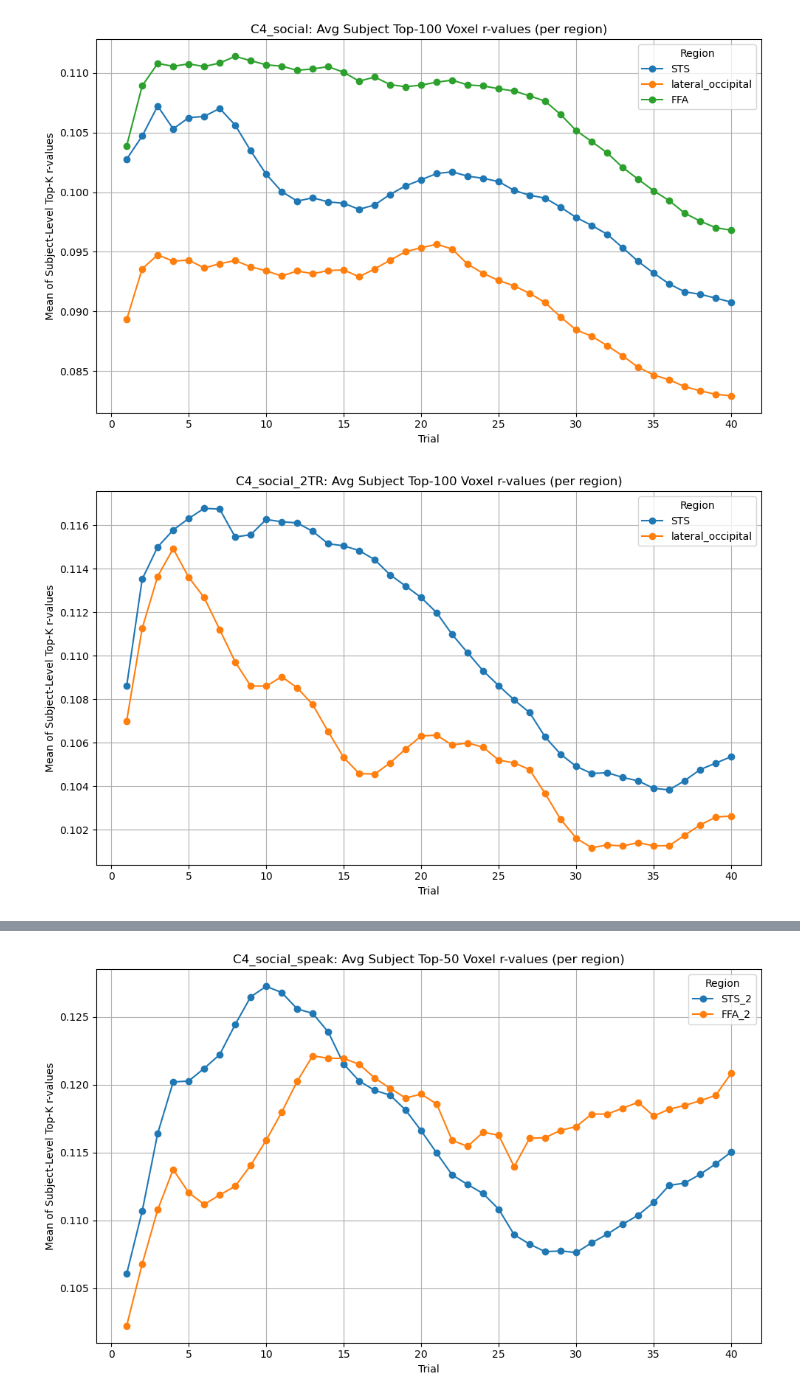
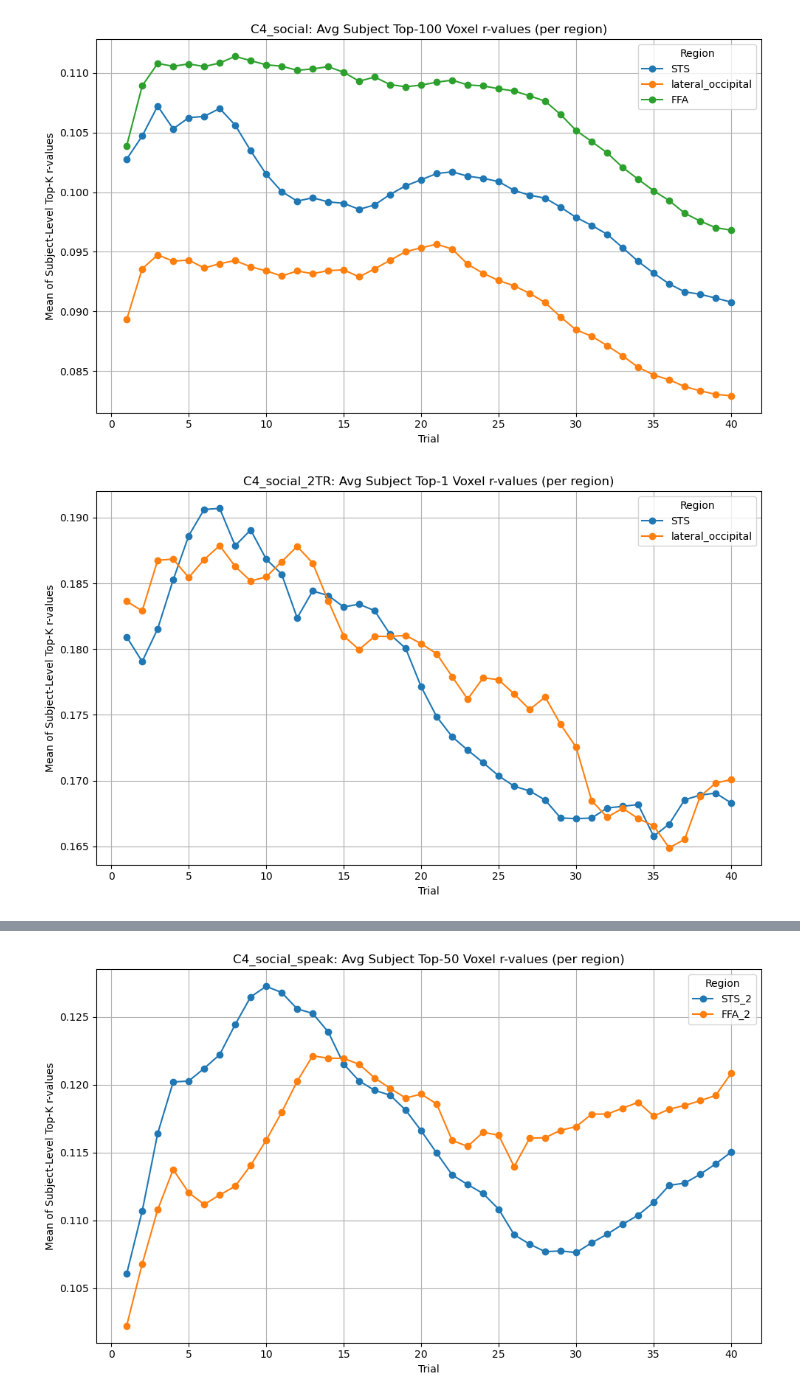
Before and after one commit to itaipeleg1/STS_sherlock, a Jupyter notebook: testing_cleaned.ipynb, the cells around one changed output, grey strips where cells are left out. Drawn from its saved outputs; the diff is of its cells as text; code cells hidden in the pictures.

```diff
--- a/testing_cleaned.ipynb
+++ b/testing_cleaned.ipynb
@@ -267,7 +381,7 @@ def plot_top_voxels_by_subject(results_base_dir, model, region_list, n_trials, n
             for subj in range(1, n_subjects + 1):
                 subj_path = os.path.join(
                     results_base_dir,
-                    f"llava_C4_2TRrange_{region}",
+                    f"cls_social_shuffle_{region}",
                     model,
                     f"trial_{trial}",
                     f"subject{subj}",
@@ -366,15 +478,15 @@ plot_top_voxels_by_subject(
 # %%
 results_base_dir="/home/new_storage/sherlock/STS_sherlock/C4/data/results"
 plot_top_voxels_by_subject(
     results_base_dir=results_base_dir,
     model="C4_social_2TR",
-    region_list=["STS", "lateral_occipital","FFA"],
+    region_list=["STS", "lateral_occipital"],
     n_trials=40,
     n_subjects=18,
-    top_k=100
+    top_k=1
 )
 # %% [output]
-[figure, old version]
+[figure, new version]
 # %%
 results_base_dir="/home/new_storage/sherlock/STS_sherlock/C4/data/results"
 plot_top_voxels_by_subject(
```
Also changed, not shown: parts of 8 cells of this notebook, 7 other files.
